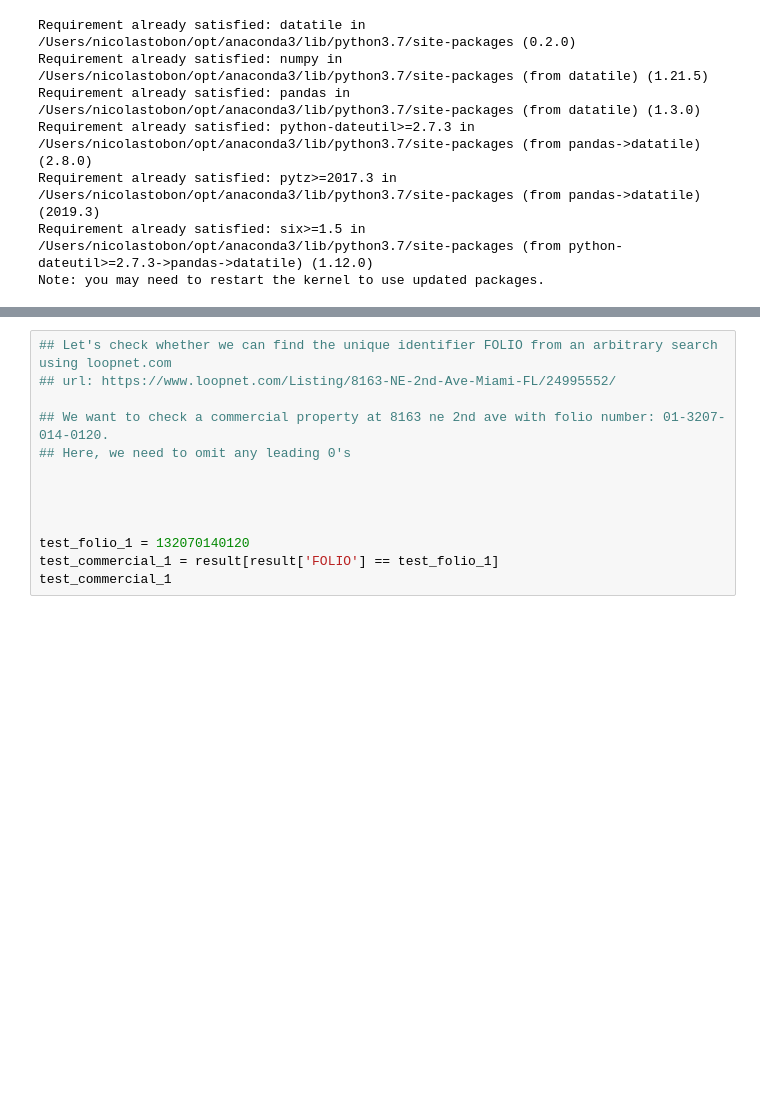
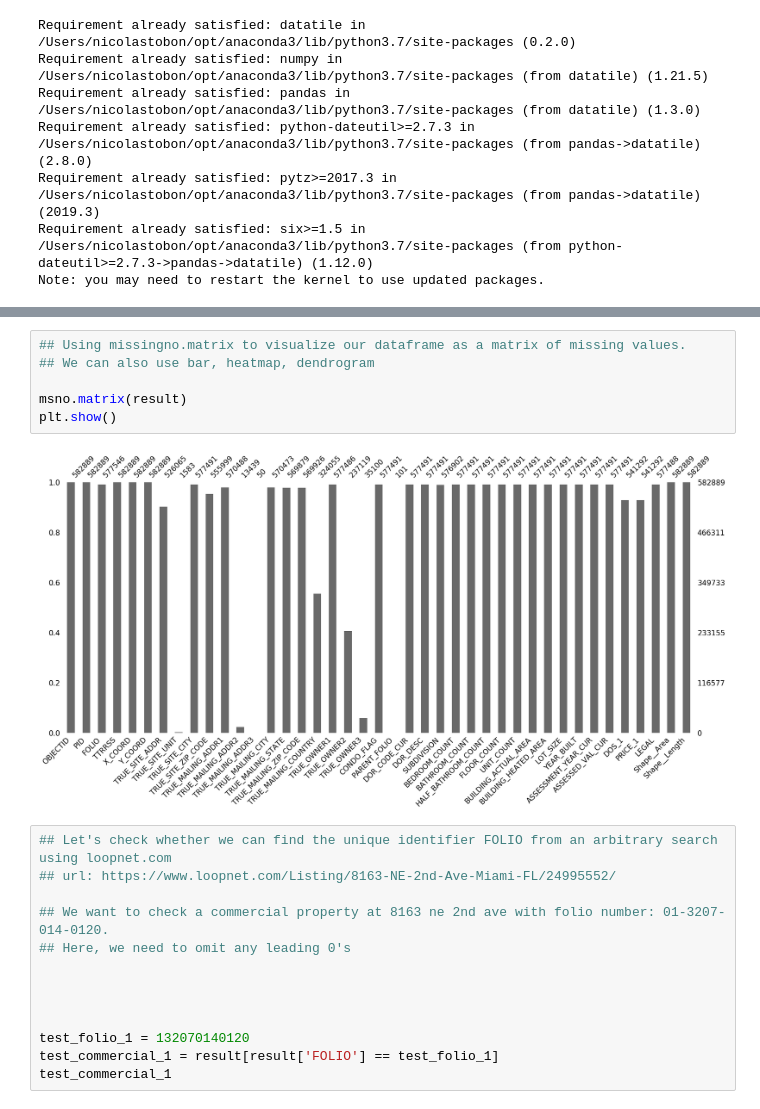
Before and after one commit to salocinnobot/Miami-Properties, a Jupyter notebook: Main.ipynb, the cells around one changed output, grey strips where cells are left out. Saved outputs shown, nothing was run; the diff lists cells and outputs as text; blank space fills up the shorter version.

```diff
--- a/Main.ipynb
+++ b/Main.ipynb
@@ -87,3 +126,11 @@ dfs.summary()
+# %%
+## Using missingno.matrix to visualize our dataframe as a matrix of missing values.
+## We can also use bar, heatmap, dendrogram
+
+msno.matrix(result)
+plt.show()
+# %% [output]
+[figure, added]
 # %%
 ## Let's check whether we can find the unique identifier FOLIO from an arbitrary search using loopnet.com
 ## url: https://www.loopnet.com/Listing/8163-NE-2nd-Ave-Miami-FL/24995552/
```
Also changed, not shown: parts of 15 cells of this notebook.
